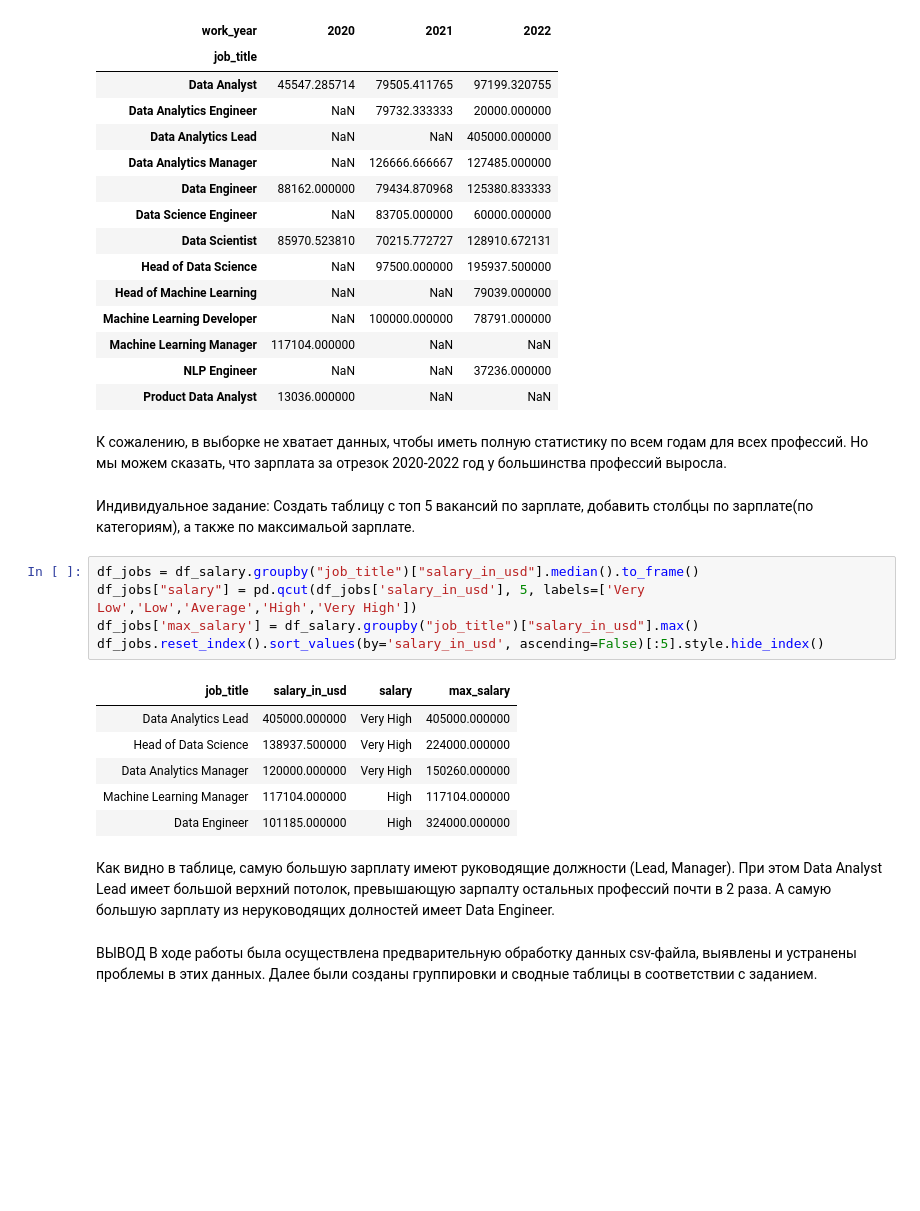
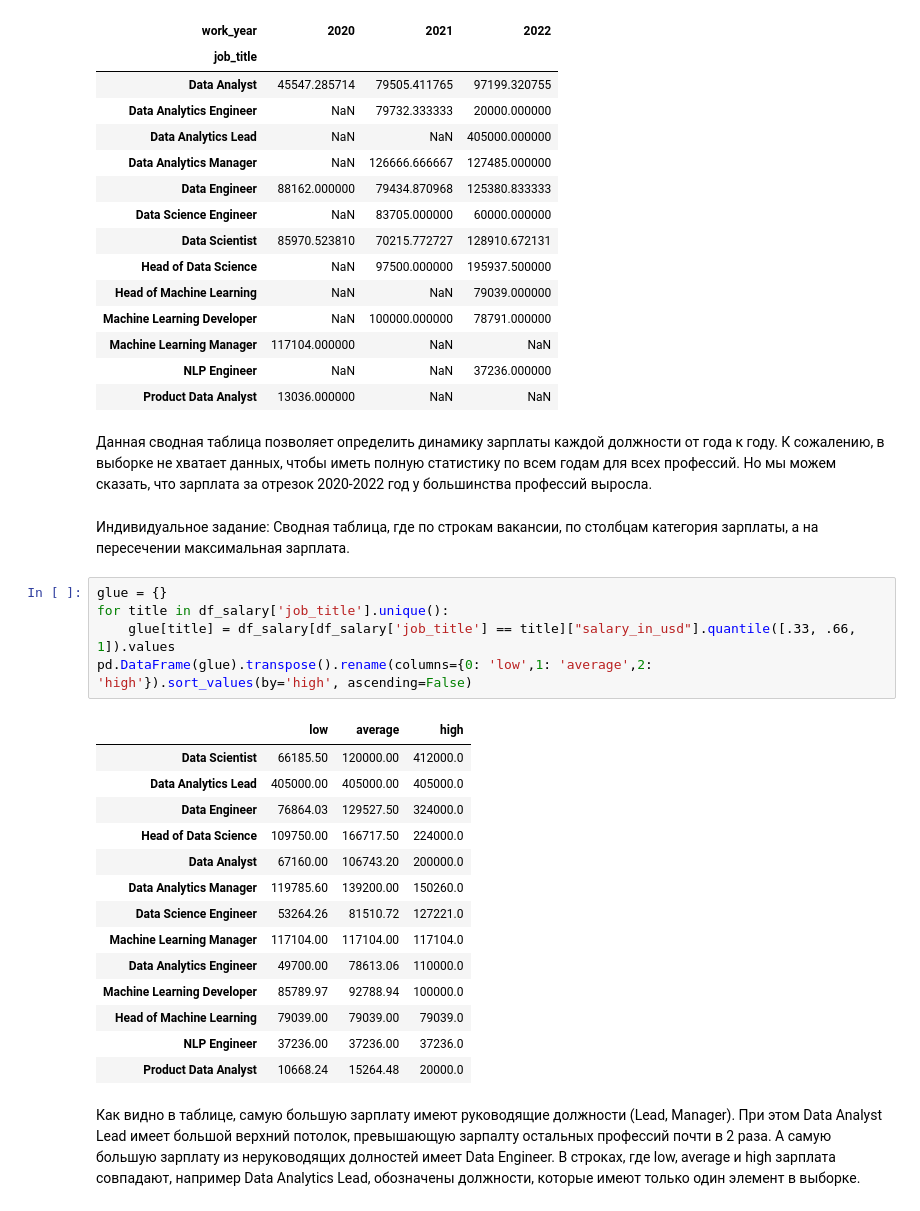
Before and after one commit to VyborovAndrey/Data-Analysis-GUAP, a Jupyter notebook: ЛР-1_Выборов_1.ipynb, the cells around one changed output. Saved outputs shown, nothing was run; the diff lists cells and outputs as text; blank space fills up the shorter version.

```diff
--- a/ЛР-1_Выборов_1.ipynb
+++ b/ЛР-1_Выборов_1.ipynb
@@ -241,24 +226,28 @@ df_pivot2
 | NLP Engineer | NaN | NaN | 37236.000000 |
 | Product Data Analyst | 13036.000000 | NaN | NaN |
 # %% [markdown]
-К сожалению, в выборке не хватает данных, чтобы иметь полную статистику по всем годам для всех профессий. Но мы можем сказать, что зарплата за отрезок 2020-2022 год у большинства профессий выросла.
+Данная сводная таблица позволяет определить динамику зарплаты каждой должности от года к году. К сожалению, в выборке не хватает данных, чтобы иметь полную статистику по всем годам для всех профессий. Но мы можем сказать, что зарплата за отрезок 2020-2022 год у большинства профессий выросла.
-# %% [markdown]
-Индивидуальное задание: Создать таблицу с топ 5 вакансий по зарплате, добавить столбцы по зарплате(по категориям), а также по максимальой зарплате.
-# %%
-df_jobs = df_salary.groupby("job_title")["salary_in_usd"].median().to_frame()
-df_jobs["salary"] = pd.qcut(df_jobs['salary_in_usd'], 5, labels=['Very Low','Low','Average','High','Very High'])
-df_jobs['max_salary'] = df_salary.groupby("job_title")["salary_in_usd"].max()
-df_jobs.reset_index().sort_values(by='salary_in_usd', ascending=False)[:5].style.hide_index()
-# %% [output]
-| job_title | salary_in_usd | salary | max_salary |
-| Data Analytics Lead | 405000.000000 | Very High | 405000.000000 |
-| Head of Data Science | 138937.500000 | Very High | 224000.000000 |
-| Data Analytics Manager | 120000.000000 | Very High | 150260.000000 |
-| Machine Learning Manager | 117104.000000 | High | 117104.000000 |
-| Data Engineer | 101185.000000 | High | 324000.000000 |
+# %% [markdown]
+Индивидуальное задание: Сводная таблица, где по строкам вакансии, по столбцам категория зарплаты, а на пересечении максимальная зарплата.
+# %%
+glue = {}
+for title in df_salary['job_title'].unique():
+    glue[title] = df_salary[df_salary['job_title'] == title]["salary_in_usd"].quantile([.33, .66, 1]).values
+pd.DataFrame(glue).transpose().rename(columns={0: 'low',1: 'average',2: 'high'}).sort_values(by='high', ascending=False)
+# %% [output]
+|  | low | average | high |
+| Data Scientist | 66185.50 | 120000.00 | 412000.0 |
+| Data Analytics Lead | 405000.00 | 405000.00 | 405000.0 |
+| Data Engineer | 76864.03 | 129527.50 | 324000.0 |
+| Head of Data Science | 109750.00 | 166717.50 | 224000.0 |
+| Data Analyst | 67160.00 | 106743.20 | 200000.0 |
+| Data Analytics Manager | 119785.60 | 139200.00 | 150260.0 |
+| Data Science Engineer | 53264.26 | 81510.72 | 127221.0 |
+| Machine Learning Manager | 117104.00 | 117104.00 | 117104.0 |
+| Data Analytics Engineer | 49700.00 | 78613.06 | 110000.0 |
+| Machine Learning Developer | 85789.97 | 92788.94 | 100000.0 |
+| Head of Machine Learning | 79039.00 | 79039.00 | 79039.0 |
+| NLP Engineer | 37236.00 | 37236.00 | 37236.0 |
+| Product Data Analyst | 10668.24 | 15264.48 | 20000.0 |
 # %% [markdown]
-Как видно в таблице, самую большую зарплату имеют руководящие должности (Lead, Manager). При этом Data Analyst Lead имеет большой верхний потолок, превышающую зарпалту остальных профессий почти в 2 раза. А самую большую зарплату из неруководящих долностей имеет Data Engineer.
+Как видно в таблице, самую большую зарплату имеют руководящие должности (Lead, Manager). При этом Data Analyst Lead имеет большой верхний потолок, превышающую зарпалту остальных профессий почти в 2 раза. А самую большую зарплату из неруководящих долностей имеет Data Engineer. В строках, где low, average и high зарплата совпадают, например Data Analytics Lead, обозначены должности, которые имеют только один элемент в выборке.
-# %% [markdown]
-ВЫВОД
-В ходе работы была осуществлена предварительную обработку данных csv-файла, выявлены и устранены проблемы в этих данных.
-Далее были созданы группировки и сводные таблицы в соответствии с заданием.
```
Also changed, not shown: parts of 8 cells of this notebook.
